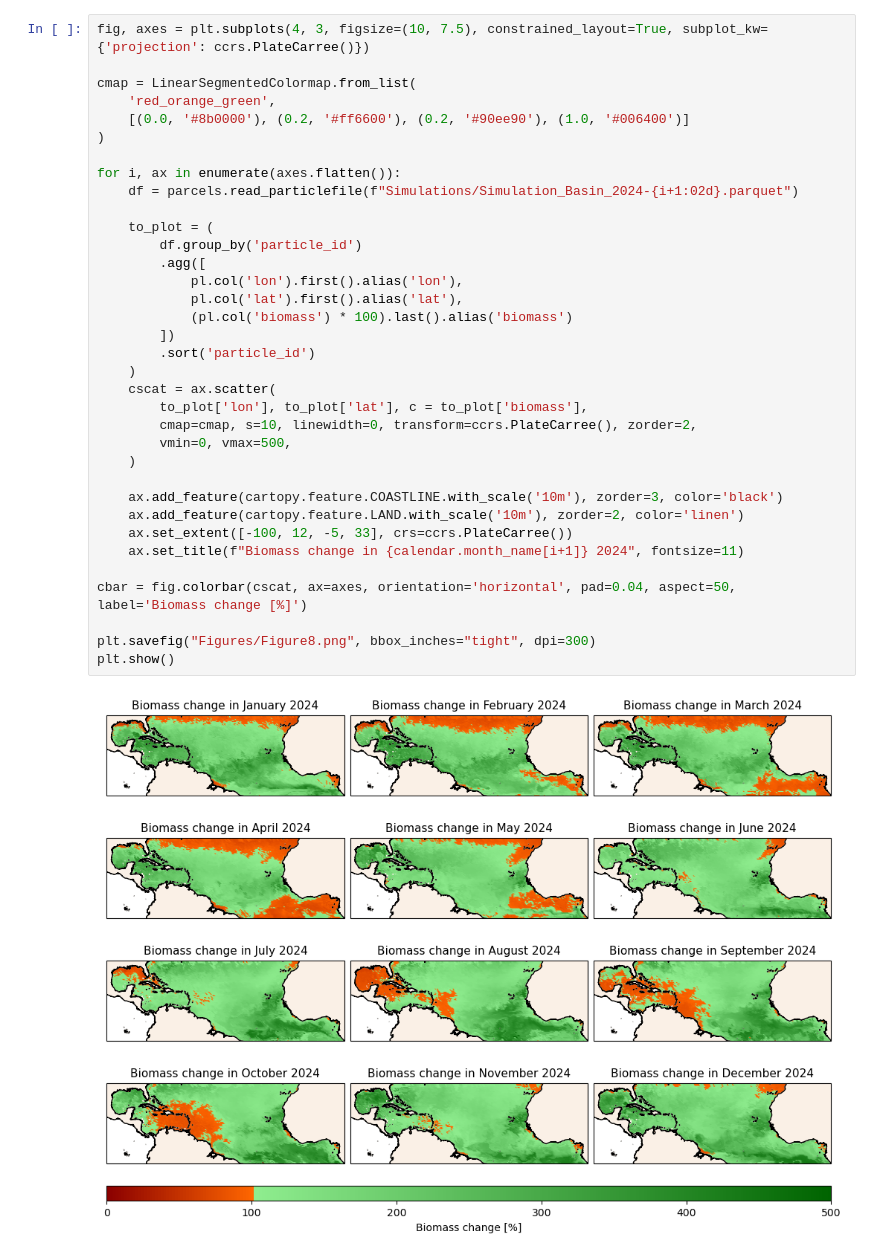
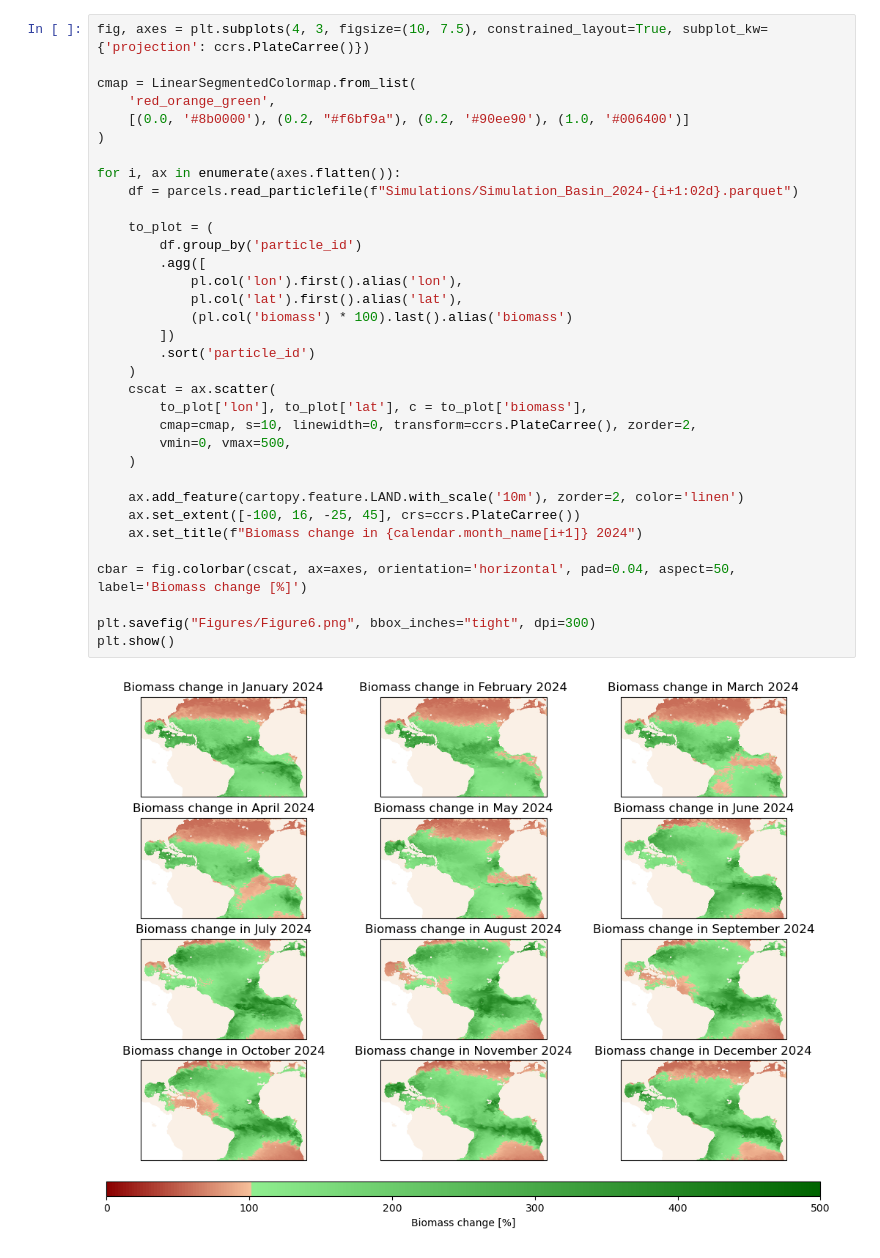
Before and after one commit to Parcels-code/Sargassum_growth_model, a Jupyter notebook: Manuscript_Figures/Figure6.ipynb, the cells around one changed output. Cells and saved outputs as stored; diff of their text form.

Commit message:
Updating Figure 6 and 7 to full Atlantic domain

```diff
--- a/Manuscript_Figures/Figure6.ipynb
+++ b/Manuscript_Figures/Figure6.ipynb
@@ -19,36 +19,35 @@ import parcels
 fig, axes = plt.subplots(4, 3, figsize=(10, 7.5), constrained_layout=True, subplot_kw={'projection': ccrs.PlateCarree()})
 
 cmap = LinearSegmentedColormap.from_list(
     'red_orange_green',
-    [(0.0, '#8b0000'), (0.2, '#ff6600'), (0.2, '#90ee90'), (1.0, '#006400')]
+    [(0.0, '#8b0000'), (0.2, "#f6bf9a"), (0.2, '#90ee90'), (1.0, '#006400')]
 )
 
 for i, ax in enumerate(axes.flatten()):
     df = parcels.read_particlefile(f"Simulations/Simulation_Basin_2024-{i+1:02d}.parquet")
 
     to_plot = (
         df.group_by('particle_id')
         .agg([
             pl.col('lon').first().alias('lon'),
             pl.col('lat').first().alias('lat'),
             (pl.col('biomass') * 100).last().alias('biomass')
         ])
         .sort('particle_id')
     )
     cscat = ax.scatter(
         to_plot['lon'], to_plot['lat'], c = to_plot['biomass'],
         cmap=cmap, s=10, linewidth=0, transform=ccrs.PlateCarree(), zorder=2,
         vmin=0, vmax=500,
     )
 
-    ax.add_feature(cartopy.feature.COASTLINE.with_scale('10m'), zorder=3, color='black')
     ax.add_feature(cartopy.feature.LAND.with_scale('10m'), zorder=2, color='linen')
-    ax.set_extent([-100, 12, -5, 33], crs=ccrs.PlateCarree())
-    ax.set_title(f"Biomass change in {calendar.month_name[i+1]} 2024", fontsize=11)
+    ax.set_extent([-100, 16, -25, 45], crs=ccrs.PlateCarree())
+    ax.set_title(f"Biomass change in {calendar.month_name[i+1]} 2024")
 
 cbar = fig.colorbar(cscat, ax=axes, orientation='horizontal', pad=0.04, aspect=50, label='Biomass change [%]')
 
-plt.savefig("Figures/Figure8.png", bbox_inches="tight", dpi=300)
+plt.savefig("Figures/Figure6.png", bbox_inches="tight", dpi=300)
 plt.show()
 # %% [output]
-[figure, old version]
+[figure, new version]
```
Also changed, not shown: 2 other files.
